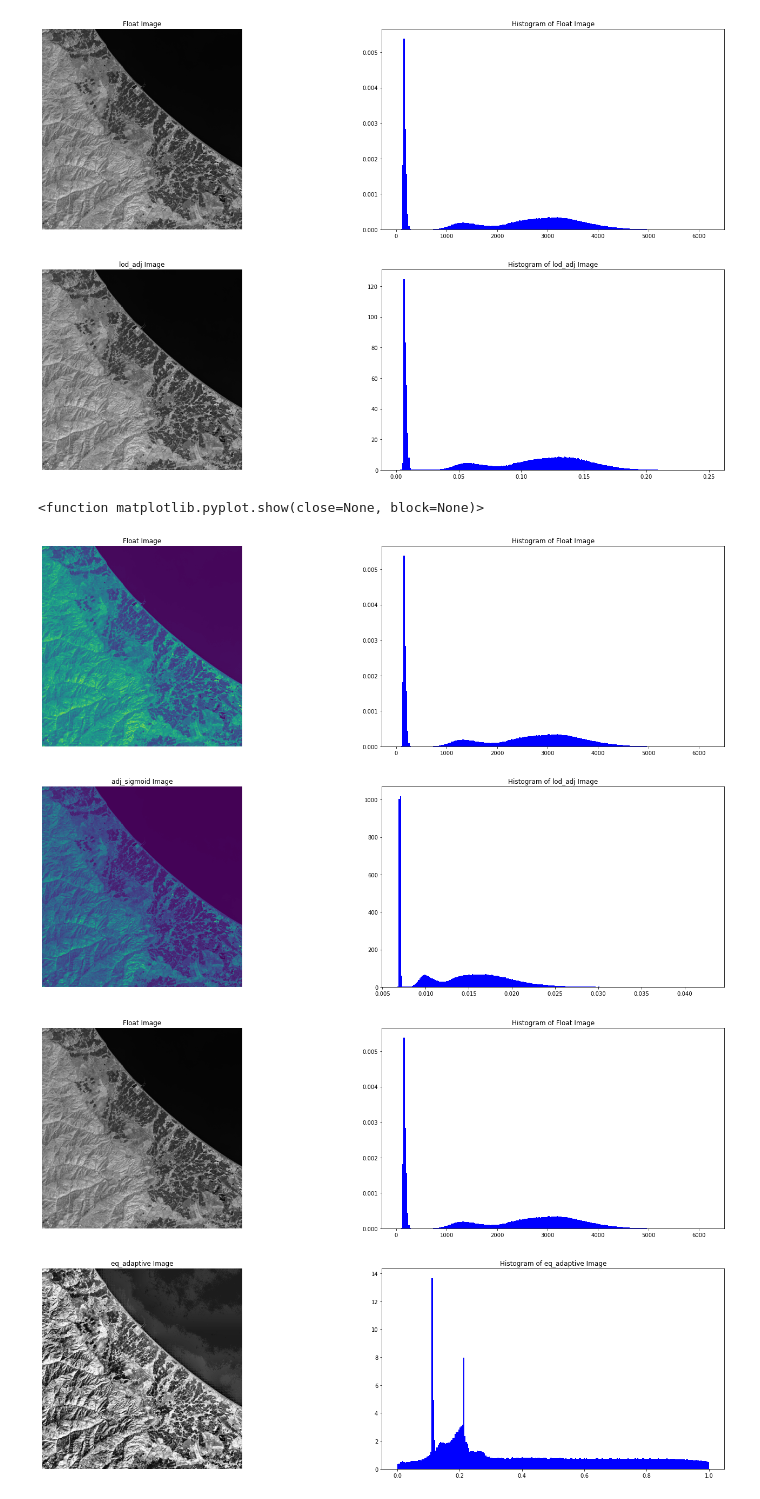
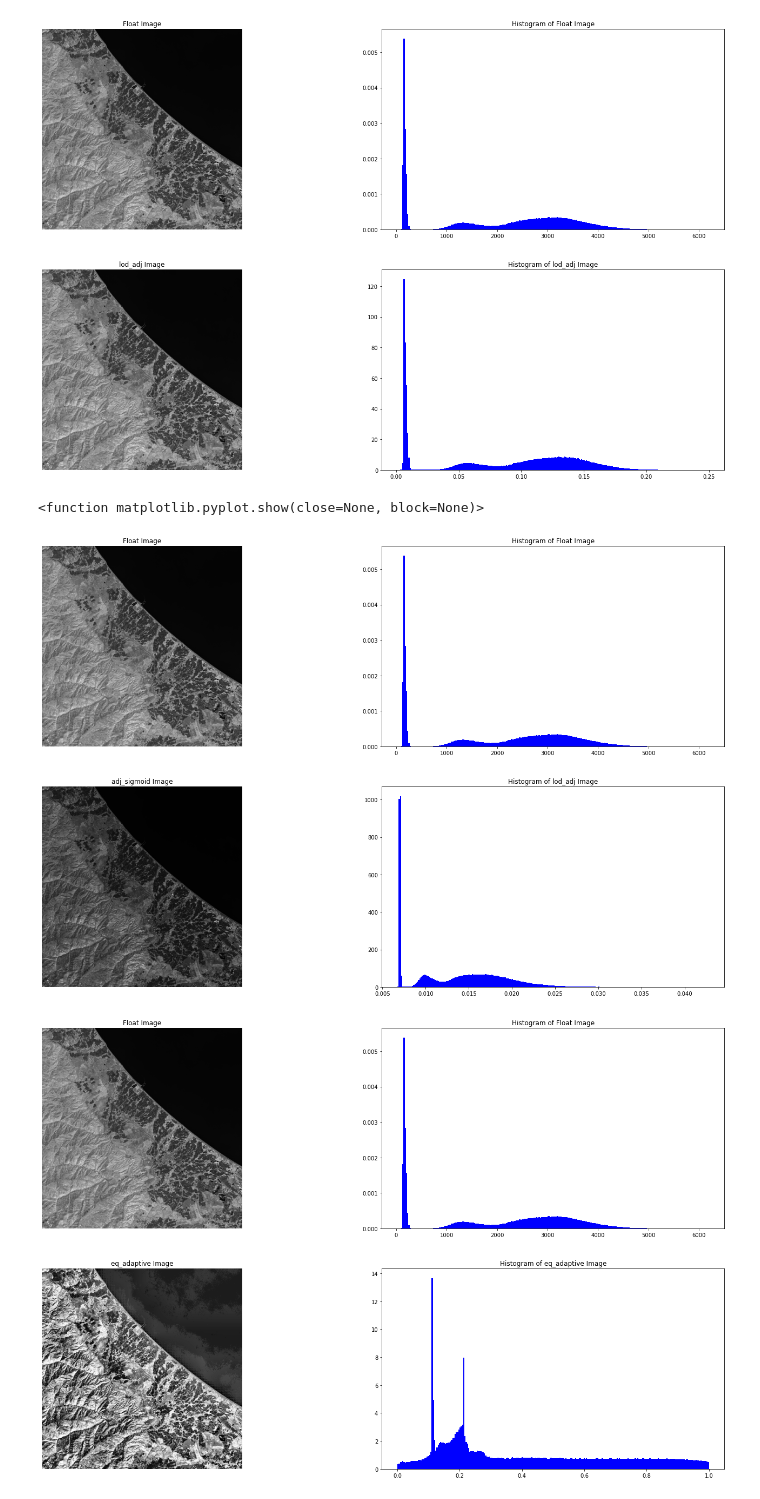
Before and after one commit to MohammadMahdiOmid/Virtual-Irrigation, a Jupyter notebook: image_inhancement/histograms.ipynb, the cells around one changed output. Saved outputs shown, nothing was run; the diff lists cells and outputs as text; code cells hidden in the pictures.

```diff
--- a/image_inhancement/histograms.ipynb
+++ b/image_inhancement/histograms.ipynb
@@ -117,26 +117,26 @@ adj_sigmoid = exposure.adjust_sigmoid(float_image ,cutoff= 0.5 ,gain=10 ,inv=Fal
 # %%
 #demonstrate
 #To indicate Float image
 fig , ax = plt.subplots(nrows=2 , ncols=2 ,figsize=(25,15))
-ax[0,0].imshow(float_image , cmap =)
+ax[0,0].imshow(float_image , cmap = 'gray')
 ax[0,0].set_title('Float Image')
 ax[0,0].axis('off')
 ax[0,1].hist(real_image.ravel(), bins=256, density=True , histtype='bar',color='blue')
 ax[0,1].ticklabel_format(style='plain')
 ax[0,1].set_title('Histogram of Float Image')
 
-#To indicate gamma image
-ax[1,0].imshow(adj_sigmoid)
+#To indicate adj_sigmoid image
+ax[1,0].imshow(adj_sigmoid , cmap = 'gray')
 ax[1,0].set_title('adj_sigmoid Image')
 ax[1,0].axis('off')
 ax[1,1].hist(adj_sigmoid.ravel(), bins=256, density=True , histtype='bar',color='blue')
 ax[1,1].ticklabel_format(style='plain')
 ax[1,1].set_title('Histogram of lod_adj Image')
 plt.savefig("C:/Users/Lenovo/PycharmProjects/Virtual-Irrigation/image_inhancement/images/adj_sigmoid.png")
 plt.show
 # %% [output]
 <function matplotlib.pyplot.show(close=None, block=None)>
-[figure, old version]
+[figure, new version]
 # %%
 #equalize adaptive
 eq_adaptive = exposure.equalize_adapthist(float_image ,clip_limit= 0.1 ,nbins= 256 )
```
